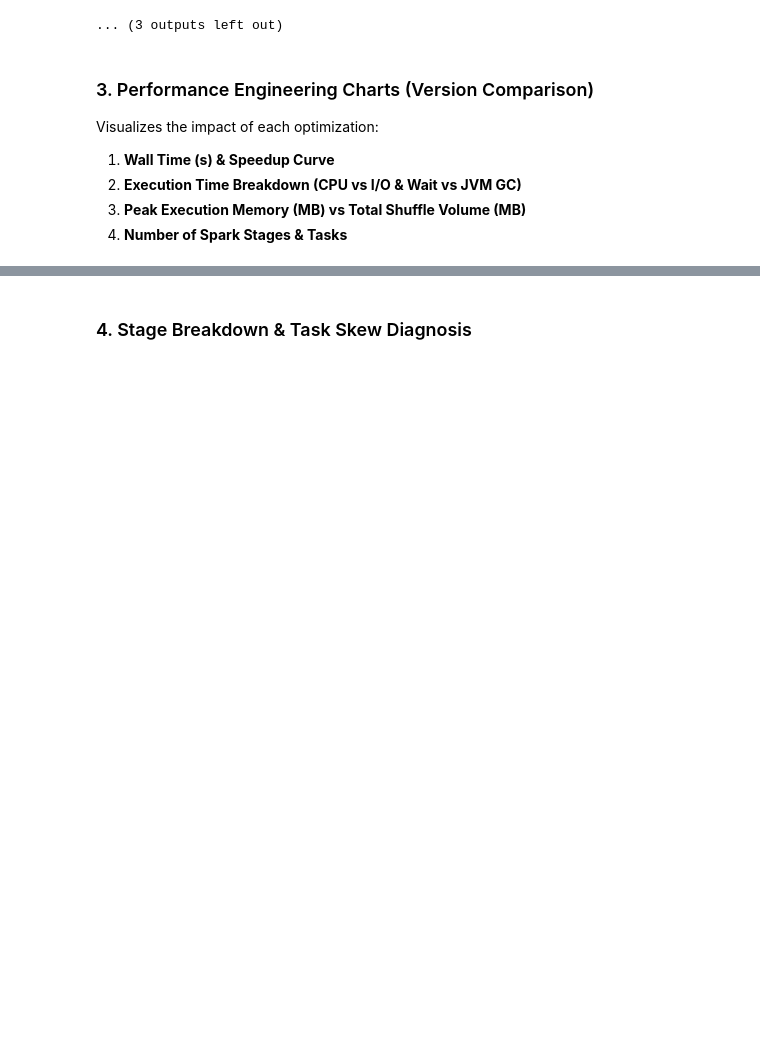
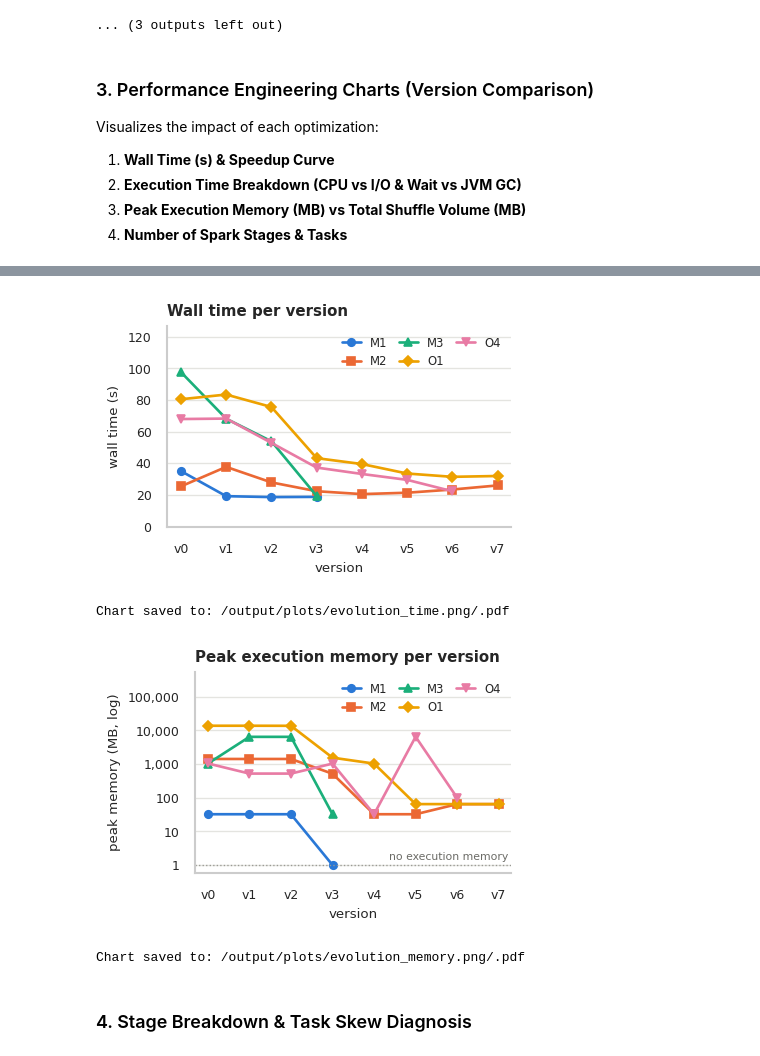
Before and after one commit to oliveira1360/Comp-Par, a Jupyter notebook: notebooks/benchmarks_report.ipynb, the cells around one changed output, grey strips where cells are left out. Drawn from its saved outputs; the diff is of its cells as text; code cells hidden in the pictures; blank space fills up the shorter version.

```diff
--- a/notebooks/benchmarks_report.ipynb
+++ b/notebooks/benchmarks_report.ipynb
@@ -397,3 +424,74 @@ Chart saved to: ../output/plots/benchmark_O4_trip_type_classification.png
+# %%
+# Fixed colour and marker per operation, so the same operation looks the same in both charts
+OP_STYLE = {
+    "M1": ("#2a78d6", "o"), "M2": ("#eb6834", "s"), "M3": ("#1baf7a", "^"),
+    "O1": ("#eda100", "D"), "O4": ("#e87ba4", "v"),
+}
+SHORT = lambda op: op.split("_")[0]
+
+EVO_RC = {"font.size": 8, "axes.labelsize": 8, "xtick.labelsize": 7.5, "ytick.labelsize": 7.5}
+
+def _evolution_axes(title, ylabel):
+    fig, ax = plt.subplots(figsize=(3.6, 2.5))
+    ax.set_title(title, fontsize=9, fontweight="bold", loc="left")
+    ax.set_ylabel(ylabel)
+    ax.set_xlabel("version")
+    ax.grid(axis="x", visible=False)
+    ax.grid(axis="y", color="#e4e4e0", linewidth=0.8)
+    for side in ("top", "right"):
+        ax.spines[side].set_visible(False)
+    return fig, ax
+
+def _finish(fig, ax, df, name):
+    max_v = int(df["version"].str.extract(r"(\d+)")[0].astype(int).max())
+    ax.set_xticks(range(max_v + 1))
+    ax.set_xticklabels([f"v{i}" for i in range(max_v + 1)])
+    ax.set_xlim(-0.3, max_v + 0.3)
+    ax.legend(loc="upper right", fontsize=7, frameon=False, ncol=3, handlelength=1.6, columnspacing=1.0)
+    fig.tight_layout()
+    for ext in ("png", "pdf"):
+        fig.savefig(os.path.join(PLOTS_DIR, f"{name}.{ext}"), bbox_inches="tight")
+    plt.show()
+    print(f"Chart saved to: {os.path.join(PLOTS_DIR, name)}.png/.pdf")
+
+def plot_time_evolution(df):
+    fig, ax = _evolution_axes("Wall time per version", "wall time (s)")
+    for op in dict.fromkeys(df["operation"]):
+        d = df[df["operation"] == op]
+        x = d["version"].str.extract(r"(\d+)")[0].astype(int).to_numpy()
+        color, marker = OP_STYLE.get(SHORT(op), ("#555555", "o"))
+        if (d["runs"] > 1).any():
+            ax.fill_between(x, d["wall_min_s"], d["wall_max_s"], color=color, alpha=0.15, linewidth=0)
+        ax.plot(x, d["wall_time_s"], color=color, marker=marker, markersize=4.5, linewidth=1.6, label=SHORT(op))
+    ax.set_ylim(0, df["wall_time_s"].max() * 1.3)  # headroom for the legend
+    _finish(fig, ax, df, "evolution_time")
+
+def plot_memory_evolution(df):
+    fig, ax = _evolution_axes("Peak execution memory per version", "peak memory (MB, log)")
+    floor = 1.0  # versions that use no Spark execution memory are drawn on this line
+    for op in dict.fromkeys(df["operation"]):
+        d = df[df["operation"] == op]
+        x = d["version"].str.extract(r"(\d+)")[0].astype(int).to_numpy()
+        y = d["peak_mem_mb"].clip(lower=floor).to_numpy()
+        color, marker = OP_STYLE.get(SHORT(op), ("#555555", "o"))
+        ax.plot(x, y, color=color, marker=marker, markersize=4.5, linewidth=1.6, label=SHORT(op))
+    ax.set_yscale("log")
+    ax.set_ylim(floor * 0.6, df["peak_mem_mb"].max() * 40)  # headroom for the legend
+    ax.axhline(floor, color="#9a9a94", linewidth=0.8, linestyle=":")
+    ax.text(0.99, floor * 1.25, "no execution memory", transform=ax.get_yaxis_transform(), ha="right",
+            va="bottom", fontsize=6.5, color="#6b6b66")
+    ax.yaxis.set_major_formatter(plt.FuncFormatter(lambda v, _: f"{v:,.0f}"))
+    _finish(fig, ax, df, "evolution_memory")
+
+if not df_runs.empty:
+    with plt.rc_context(EVO_RC):
+        plot_time_evolution(df_runs)
+        plot_memory_evolution(df_runs)
+# %% [output]
+[figure, added]
+Chart saved to: /output/plots/evolution_time.png/.pdf
+[figure, added]
+Chart saved to: /output/plots/evolution_memory.png/.pdf
 # %% [markdown]
 ### 4. Stage Breakdown & Task Skew Diagnosis
 # %%
```
Also changed, not shown: parts of 5 cells of this notebook, 10 other files.
